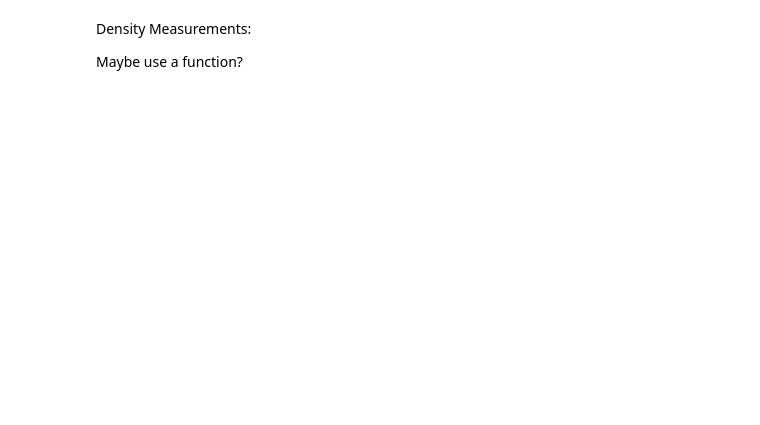
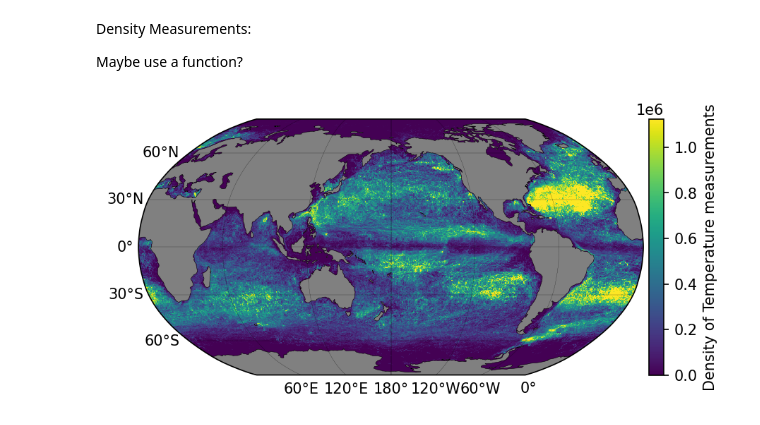
Before and after one commit to Eli8131/First_Project_SE, a Jupyter notebook: first_project_xarray.ipynb, the cells around one changed output. Cells and saved outputs as stored; diff of their text form; code cells hidden in the pictures; blank space fills up the shorter version.

```diff
--- a/first_project_xarray.ipynb
+++ b/first_project_xarray.ipynb
@@ -147,31 +156,33 @@ benchmark_times[0,0] = time.time() - t0
 # %%
 x_c = np.convolve(lon, [0.5, 0.5], mode='valid')
 y_c = np.convolve(lat, [0.5, 0.5], mode='valid')
 
 
 # get 1st and 99th percentiles of values to plot to get a useful range for the colorscale
 sst1, sst2 = np.nanpercentile(ret1.statistic.T,[1,99])
 
 fig = plt.figure(dpi=150)
 ax = fig.add_subplot(1,1,1,projection=ccrs.Robinson(central_longitude=-180))
-cmap = cmocean.tools.crop(cmocean.cm.thermal, vmin=sst1, vmax=sst2, pivot=0) #experiment with colors
+#cmap = cmocean.tools.crop(cmocean.cm.balance, vmin=sst1, vmax=sst2, pivot=0) #experiment with colors
 pcm = ax.pcolormesh(x_c, y_c,
                     ret1.statistic.T,
                     transform=ccrs.PlateCarree(),
-                    cmap = cmap,
+                    #cmap = cmap,
                     vmin=sst1, vmax=sst2)
 
 # gridlines and labels
 gl = ax.gridlines(color='k', linewidth=0.1, linestyle='-',
                   xlocs=np.arange(-180, 181, 60), ylocs=np.arange(-90, 91, 30),
                   draw_labels=True)
 gl.top_labels = False
 gl.right_labels = False
 
 # add land and coastline
 ax.add_feature(cfeature.LAND, facecolor='grey', zorder=1)
 ax.add_feature(cfeature.COASTLINE, linewidth=0.25, zorder=1)
 divider = make_axes_locatable(ax)
 cax = divider.append_axes("right", size="3%", pad=0.05, axes_class=plt.Axes)
 cb = fig.colorbar(pcm, cax=cax);
 cb.ax.set_ylabel('Density of Temperature measurements');
+# %% [output]
+[figure, added]
```
Also changed, not shown: parts of 3 cells of this notebook.
